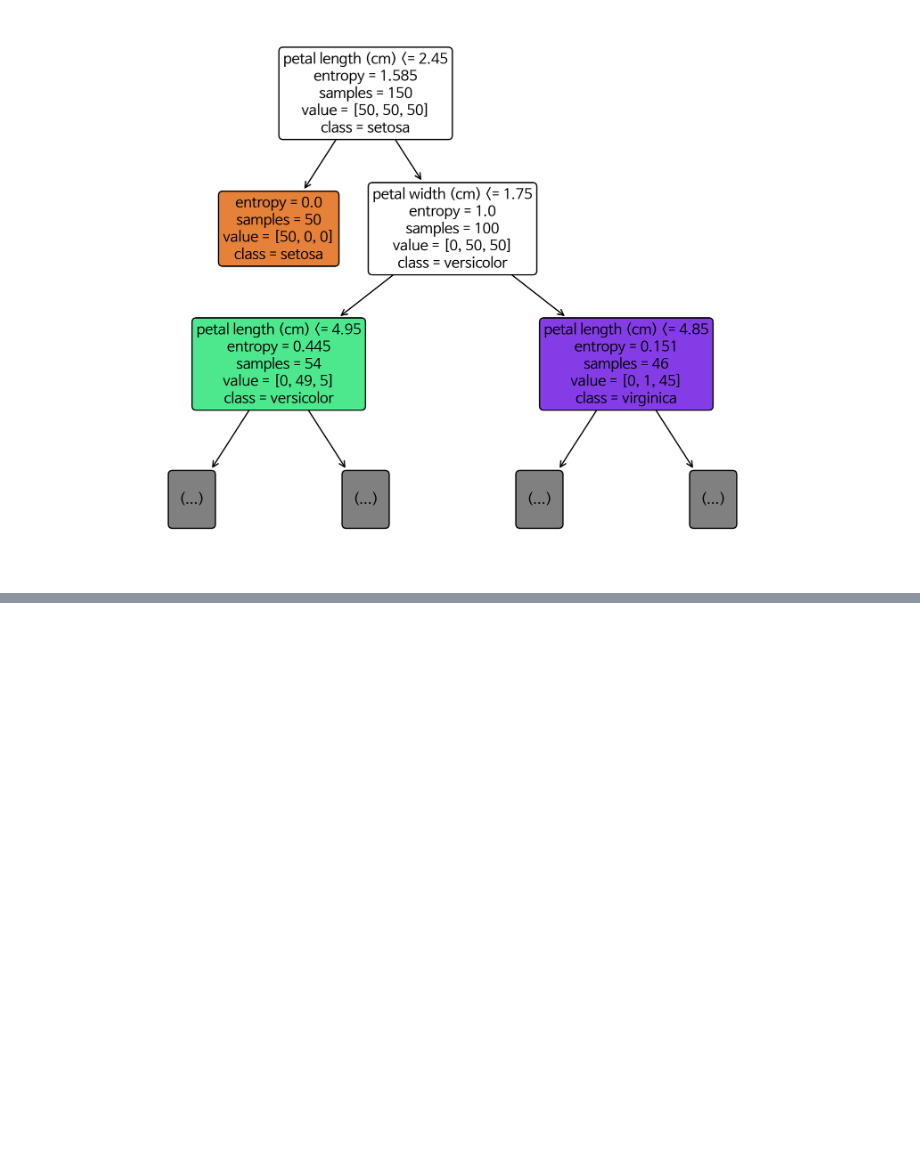
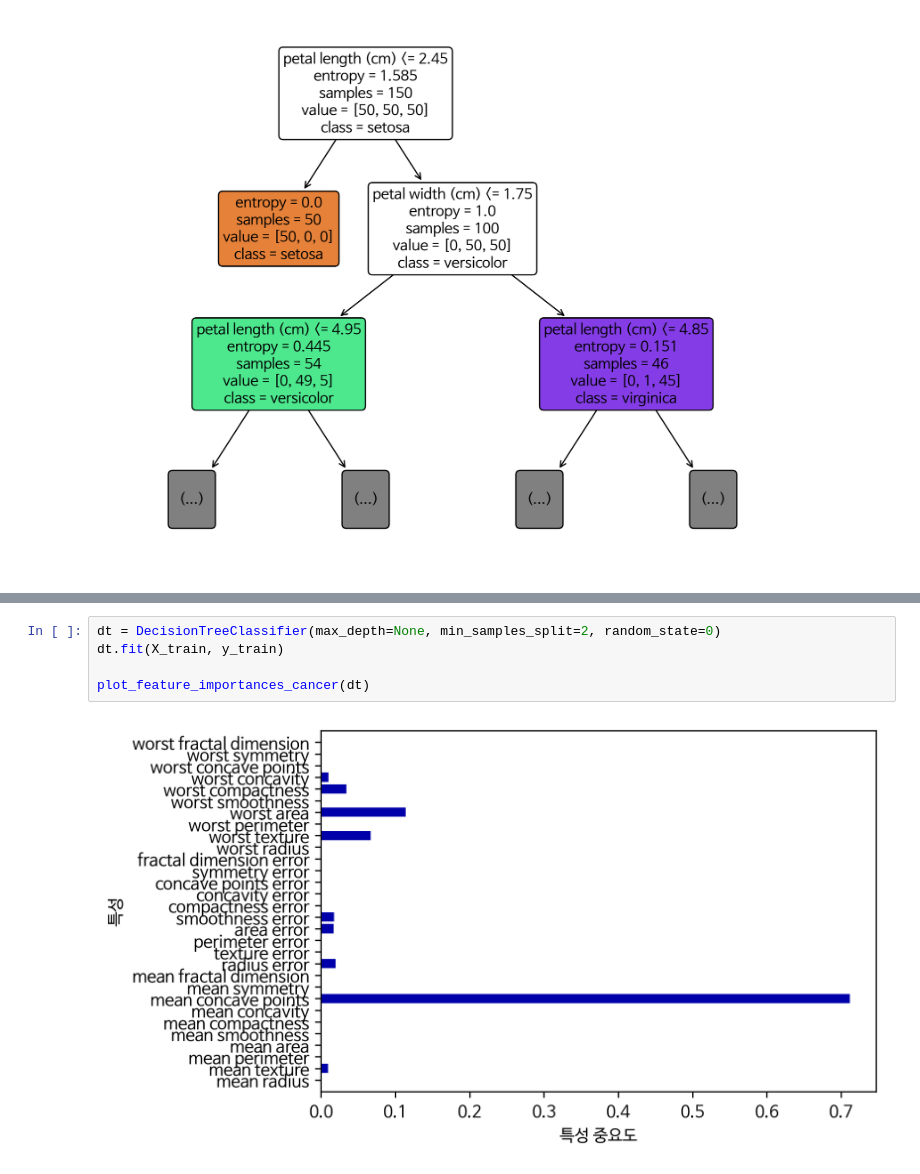
Before and after one commit to jang-jin/ML-Class, a Jupyter notebook: 4주차 과제-선형분류,나이브베이즈,결정트리,랜덤포레스트.ipynb, the cells around one changed output, grey strips where cells are left out. Cells and saved outputs as stored; diff of their text form; blank space fills up the shorter version.

```diff
--- a/4주차 과제-선형분류,나이브베이즈,결정트리.ipynb
+++ b/4주차 과제-선형분류,나이브베이즈,결정트리,랜덤포레스트.ipynb
@@ -444,0 +530,7 @@ plt.show()
+# %%
+dt = DecisionTreeClassifier(max_depth=None, min_samples_split=2, random_state=0)
+dt.fit(X_train, y_train)
+
+plot_feature_importances_cancer(dt)
+# %% [output]
+[figure, added]
```
Also changed, not shown: parts of 9 cells of this notebook.
